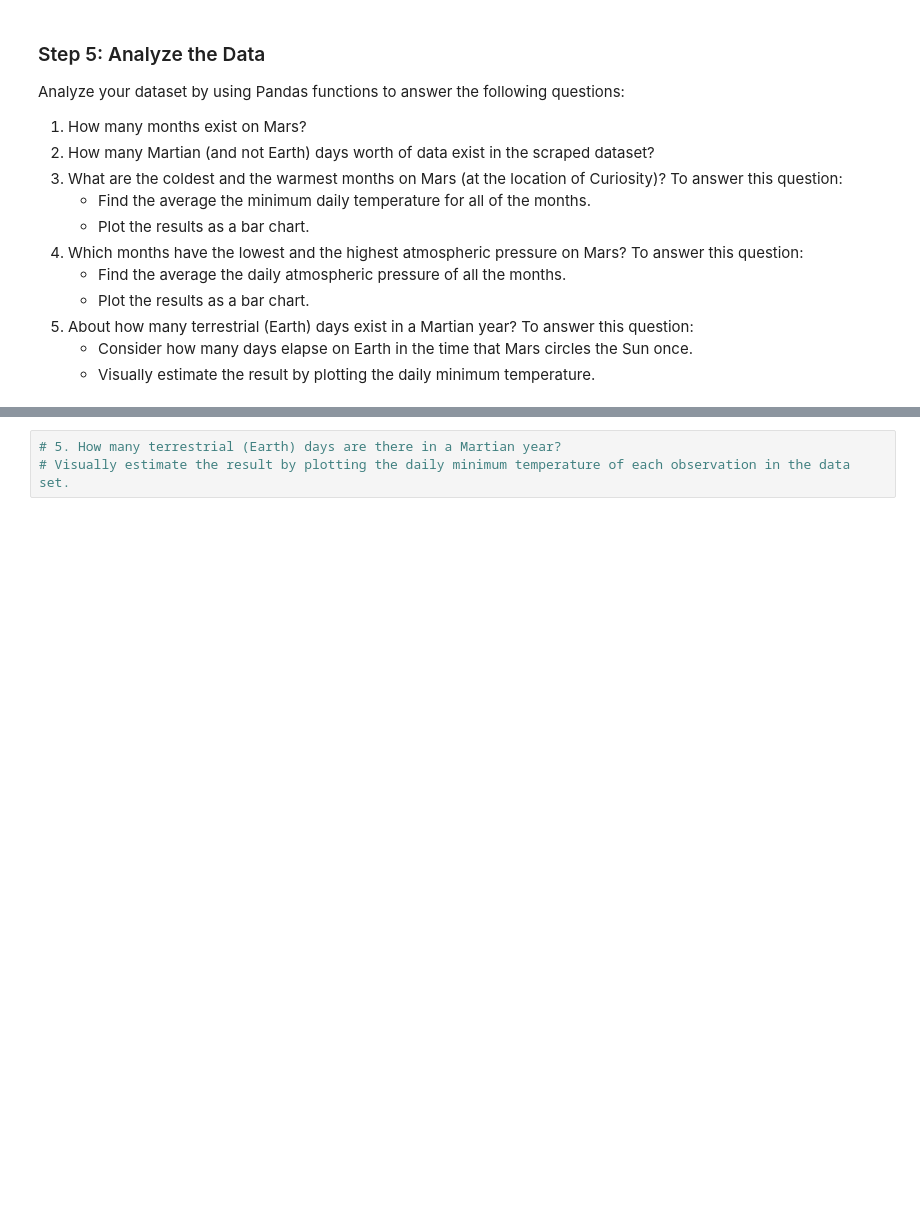
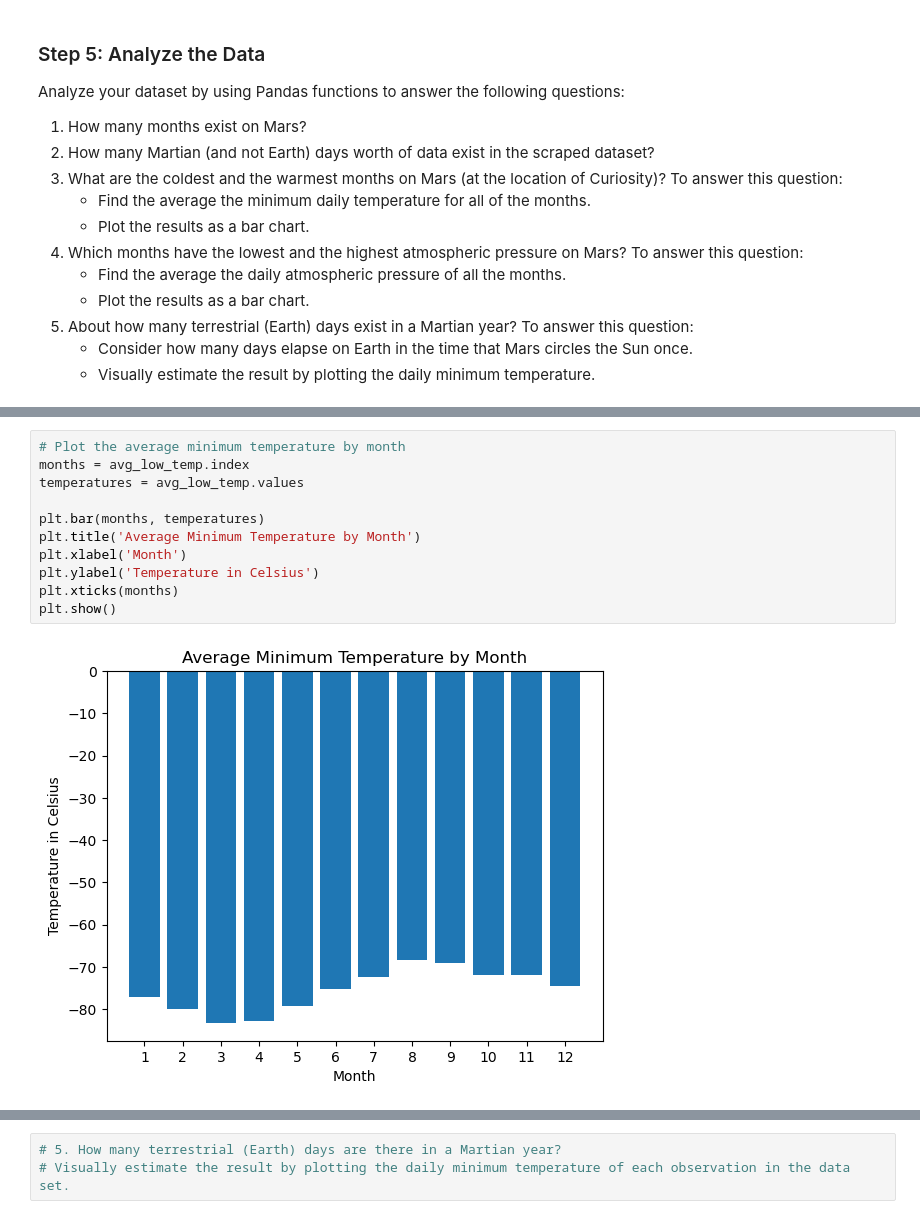
Before and after one commit to hlbecker08/Web-scraping_challenge, a Jupyter notebook: Starter_Code/part_2_mars_weather.ipynb, the cells around one changed output, grey strips where cells are left out. Saved outputs shown, nothing was run; the diff lists cells and outputs as text; blank space fills up the shorter version.

```diff
--- a/Starter_Code/part_2_mars_weather.ipynb
+++ b/Starter_Code/part_2_mars_weather.ipynb
@@ -187,2 +200,15 @@ Name: min_temp, dtype: float64
+# %%
+# Plot the average minimum temperature by month
+months = avg_low_temp.index
+temperatures = avg_low_temp.values
+
+plt.bar(months, temperatures)
+plt.title('Average Minimum Temperature by Month')
+plt.xlabel('Month')
+plt.ylabel('Temperature in Celsius')
+plt.xticks(months)
+plt.show()
+# %% [output]
+[figure, added]
 # %%
 # Identify the coldest and hottest months in Curiosity's location by sorting the previous graph
```
Also changed, not shown: parts of 17 cells of this notebook.
